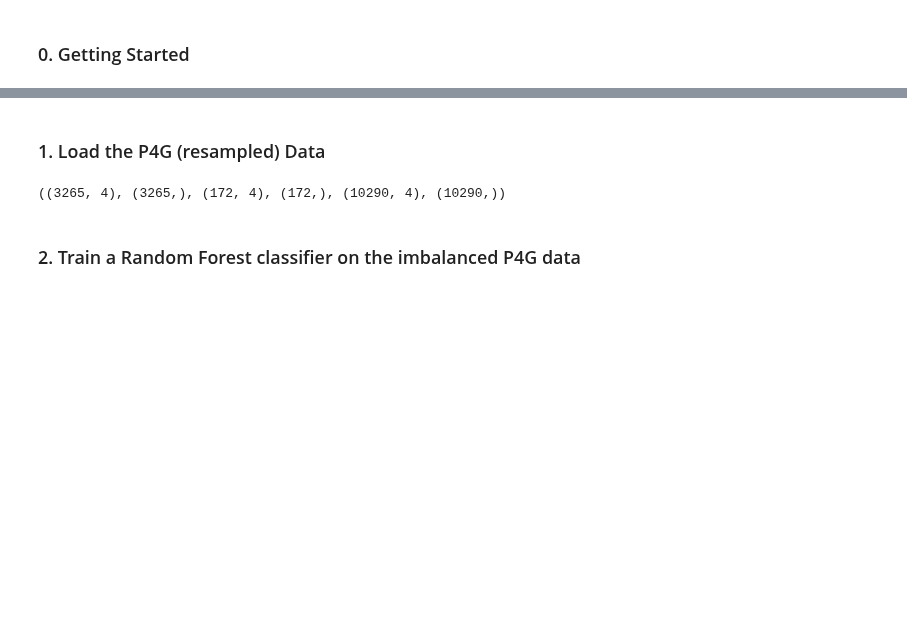
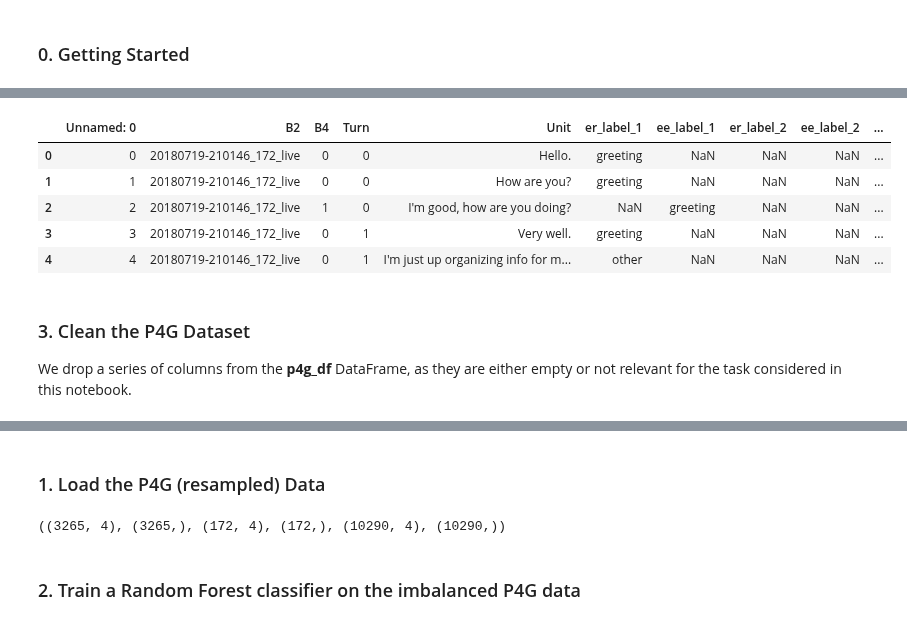
Before and after one commit to SRI-CSL/signal-public, a Jupyter notebook: colabs/transfer-learn-persuasion.ipynb, the cells around one changed output, grey strips where cells are left out. Cells and saved outputs as stored; diff of their text form; code cells hidden in the pictures; blank space fills up the shorter version.

```diff
--- a/colabs/transfer-learn-persuasion.ipynb
+++ b/colabs/transfer-learn-persuasion.ipynb
@@ -43,0 +72,11 @@ from sklearn.metrics import accuracy_score, confusion_matrix, classification_rep
+# %%
+# download P4G annotated data
+p4g_data_url = "https://gitlab.com/ucdavisnlp/persuasionforgood/-/raw/master/data/AnnotatedData/300_dialog.xlsx"
+destination_folder = os.path.join(PARENT_DIR, 'data')
+p4g_data_file = "300_dialog.xlsx"
+p4g_data_path = os.path.join(destination_folder, p4g_data_file)
+
+if path_exists(p4g_data_path):
+    print(f"- {p4g_data_file} already exists.")
+else:
+    download_file(url=p4g_data_url, dest_folder=destination_folder)
@@ -43,0 +87,3 @@ from sklearn.metrics import accuracy_score, confusion_matrix, classification_rep
+# %%
+# load the P4G dataset into a pandas DataFrame
+p4g_df = pd.read_excel(p4g_data_path)
@@ -43,0 +124,13 @@ from sklearn.metrics import accuracy_score, confusion_matrix, classification_rep
+# %%
+p4g_df.head()
+# %% [output]
+|  | Unnamed: 0 | B2 | B4 | Turn | Unit | er_label_1 | ee_label_1 | er_label_2 | ee_label_2 | ... |
+| 0 | 0 | 20180719-210146_172_live | 0 | 0 | Hello. | greeting | NaN | NaN | NaN | ... |
+| 1 | 1 | 20180719-210146_172_live | 0 | 0 | How are you? | greeting | NaN | NaN | NaN | ... |
+| 2 | 2 | 20180719-210146_172_live | 1 | 0 | I'm good, how are you doing? | NaN | greeting | NaN | NaN | ... |
+| 3 | 3 | 20180719-210146_172_live | 0 | 1 | Very well. | greeting | NaN | NaN | NaN | ... |
+| 4 | 4 | 20180719-210146_172_live | 0 | 1 | I'm just up organizing info for m... | other | NaN | NaN | NaN | ... |
+# %% [markdown]
+### 3. Clean the P4G Dataset <a class="anchor" id="p4g-clean"></a>
+
+We drop a series of columns from the **p4g_df** DataFrame, as they are either empty or not relevant for the task considered in this notebook.
```
Also changed, not shown: parts of 63 cells of this notebook, 7 other files.
